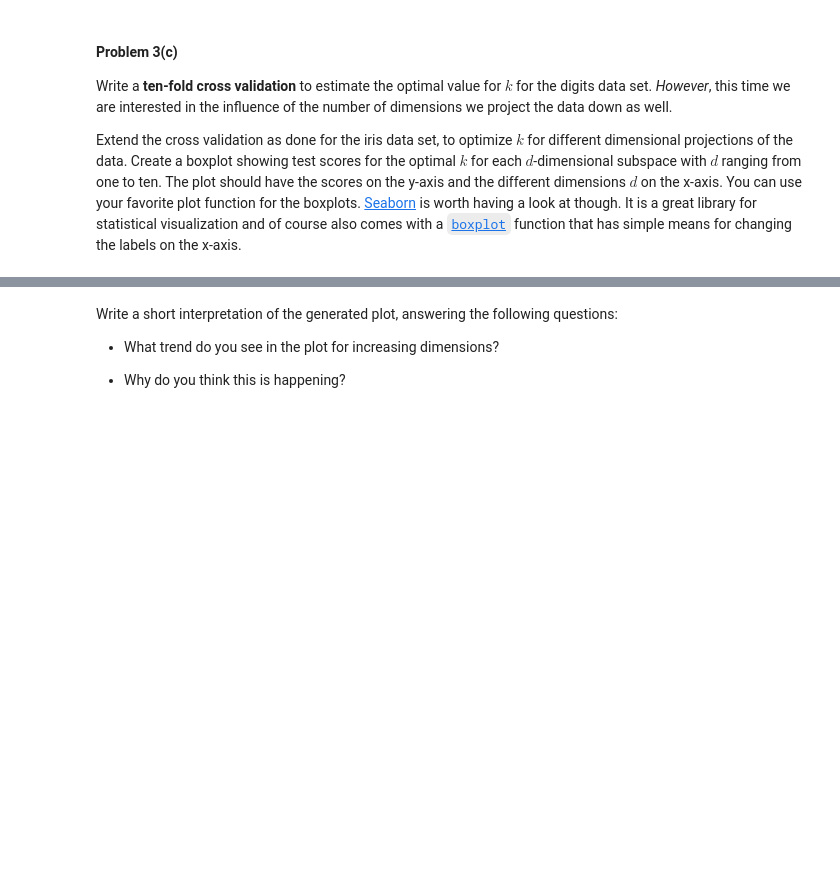
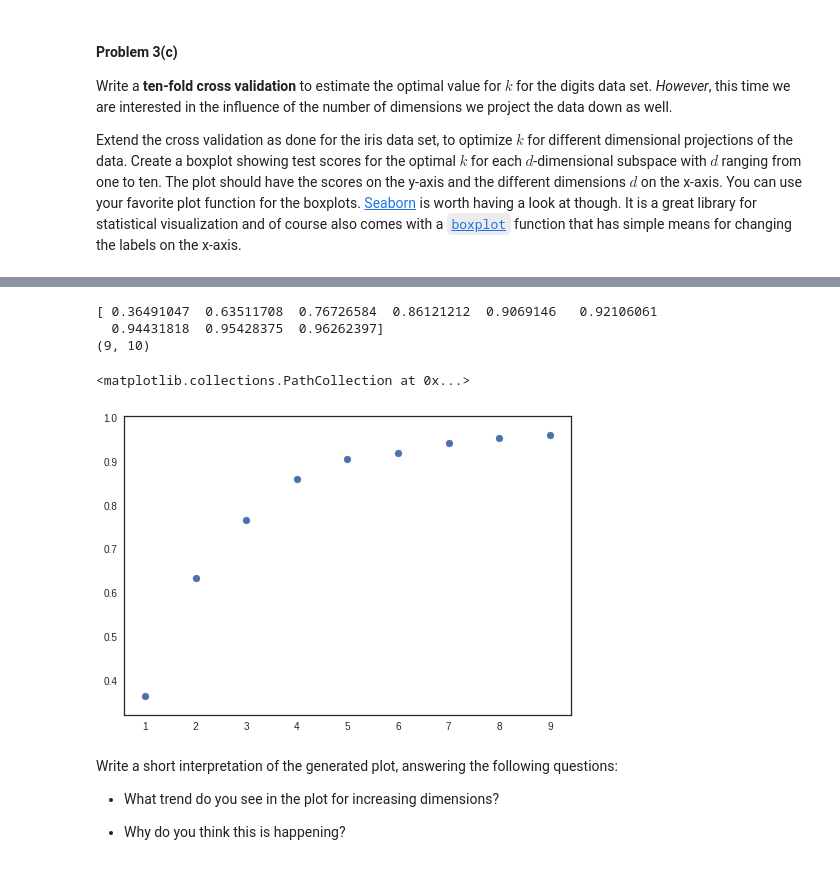
Before and after one commit to ShichengChen/cs109, a Jupyter notebook: 2014-master/homework/HW3.ipynb, the cells around one changed output, grey strips where cells are left out. Drawn from its saved outputs; the diff is of its cells as text; code cells hidden in the pictures; blank space fills up the shorter version.

```diff
--- a/2014-master/homework/HW3.ipynb
+++ b/2014-master/homework/HW3.ipynb
@@ -626,0 +650,34 @@ Extend the cross validation as done for the iris data set, to optimize $k$ for d
+# %%
+from sklearn.neighbors import KNeighborsClassifier
+from sklearn.model_selection import KFold
+knn = KNeighborsClassifier()
+parameters = {'n_neighbors': np.arange(1,21)}
+bm = GridSearchCV(knn, param_grid=parameters, cv=3)
+kf = KFold(n_splits=10)
+dim = np.arange(1,10)
+allscores,all_k=[],[]
+for d in dim:
+    svd = sklearn.decomposition.TruncatedSVD(n_components=d)
+    svdscore=[]
+    for itr, ite in kf.split(xtrain):
+        cvxtr = xtrain[itr]
+        cvxte = xtrain[ite]
+        cvytr = ytrain[itr]
+        cvyte = ytrain[ite]
+        #print cvxtr.shape
+        #print cvxte.shape
+        data_mean = np.mean(cvxtr, axis=0)
+        cvxtr_centered = cvxtr - data_mean
+        cvxte_centered = cvxte - data_mean
+        X_d = svd.fit_transform(cvxtr_centered)
+        X_d_test = svd.transform(cvxte_centered)
+        #print X_d.shape
+        #print X_d_test.shape
+        bm.fit(X_d,cvytr)
+        #print bm.best_params_['n_neighbors']
+        #print sklearn.metrics.accuracy_score(cvyte, bm.predict(X_d_test))
+        svdscore.append(sklearn.metrics.accuracy_score(cvyte, bm.predict(X_d_test)))
+    print np.array(svdscore).shape
+    allscores.append(svdscore)
+    all_k.append(bm.best_params_['n_neighbors'])
+mean_scores = np.array(allscores).mean(axis=1)
@@ -627,3 +694,13 @@ Extend the cross validation as done for the iris data set, to optimize $k$ for d
+# %%
+print mean_scores
+print np.array(allscores).shape
+plt.scatter(dim,mean_scores)
+# %% [output]
+[ 0.36491047  0.63511708  0.76726584  0.86121212  0.9069146   0.92106061
+  0.94431818  0.95428375  0.96262397]
+(9, 10)
+<matplotlib.collections.PathCollection at 0x...>
+[figure, added]
 # %% [markdown]
 Write a short interpretation of the generated plot, answering the following questions:
 
```
Also changed, not shown: parts of 11 cells of this notebook.
